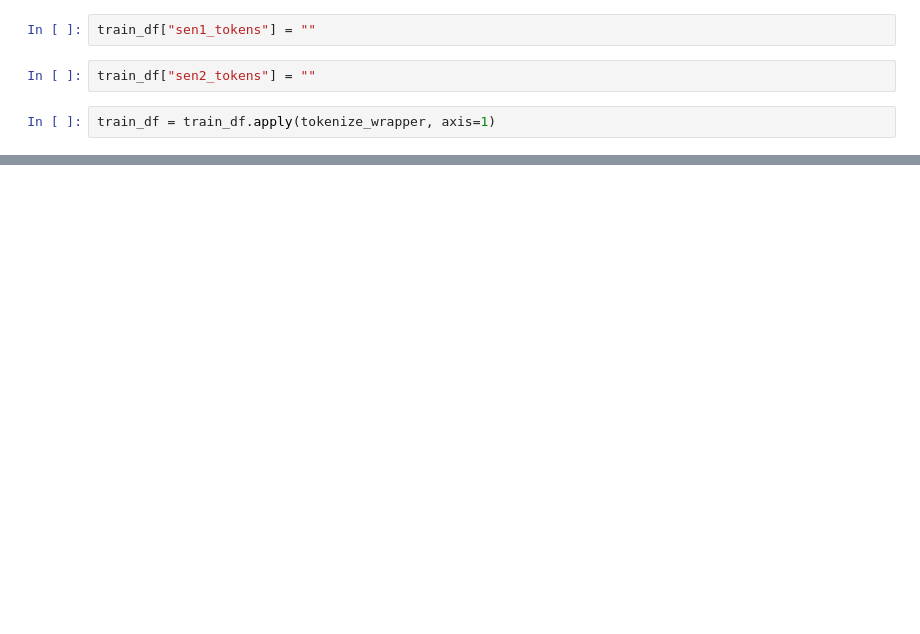
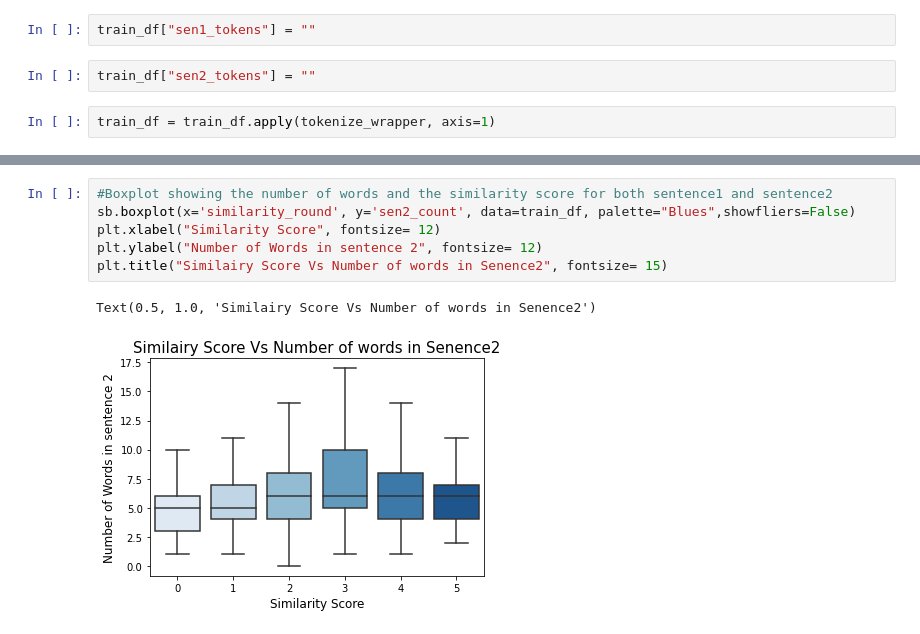
Before and after one commit to zoelie/STS-semantic-similarity, a Jupyter notebook: poojitha_preliminary_analysis.ipynb, the cells around one changed output, grey strips where cells are left out. Drawn from its saved outputs; the diff is of its cells as text; blank space fills up the shorter version.

```diff
--- a/poojitha_preliminary_analysis.ipynb
+++ b/poojitha_preliminary_analysis.ipynb
@@ -181,0 +297,9 @@ train_df = train_df.apply(tokenize_wrapper, axis=1)
+# %%
+#Boxplot showing the number of words and the similarity score for both sentence1 and sentence2
+sb.boxplot(x='similarity_round', y='sen2_count', data=train_df, palette="Blues",showfliers=False)
+plt.xlabel("Similarity Score", fontsize= 12)
+plt.ylabel("Number of Words in sentence 2", fontsize= 12)
+plt.title("Similairy Score Vs Number of words in Senence2", fontsize= 15)
+# %% [output]
+Text(0.5, 1.0, 'Similairy Score Vs Number of words in Senence2')
+[figure, added]
```
Also changed, not shown: parts of 69 cells of this notebook.
